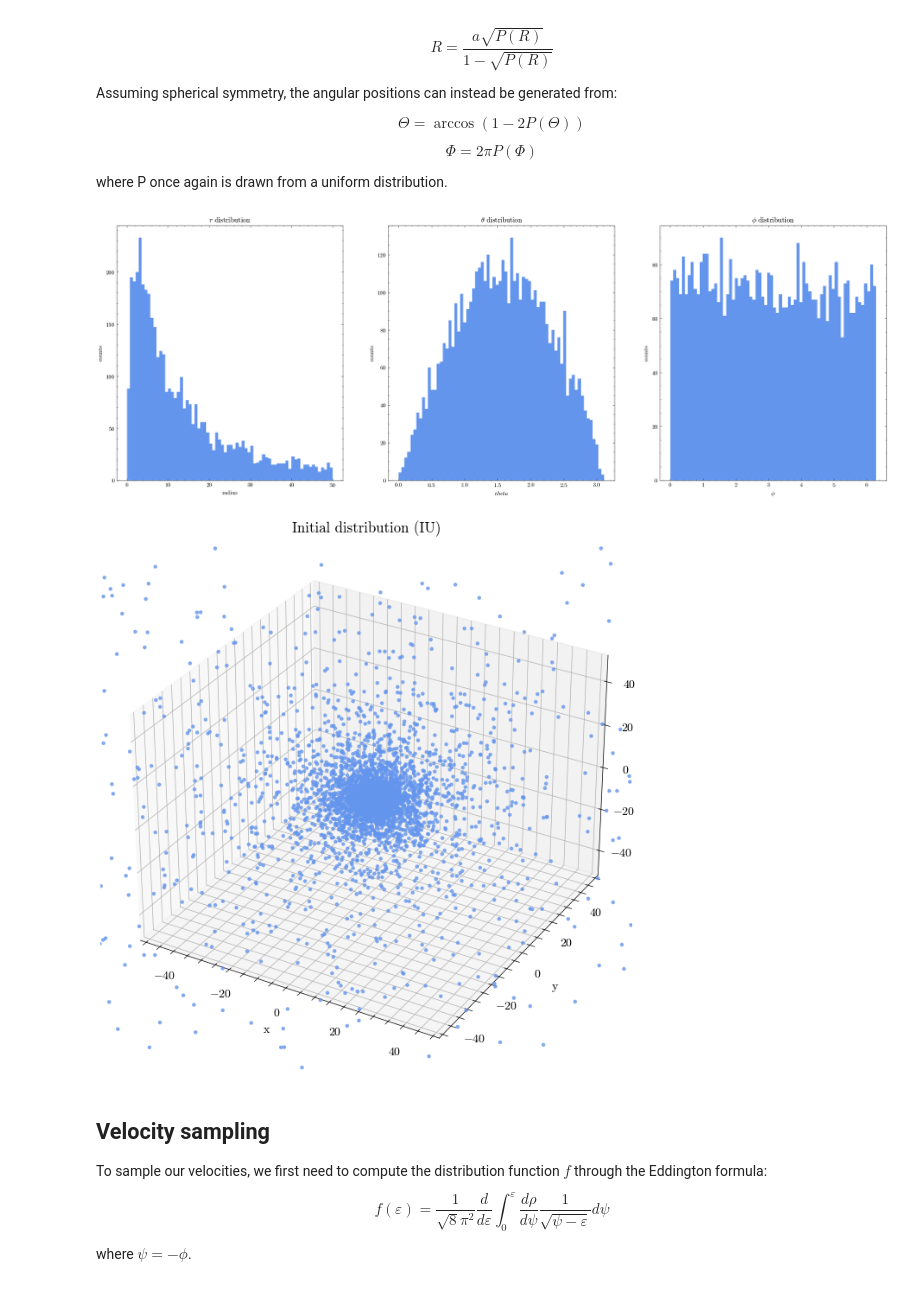
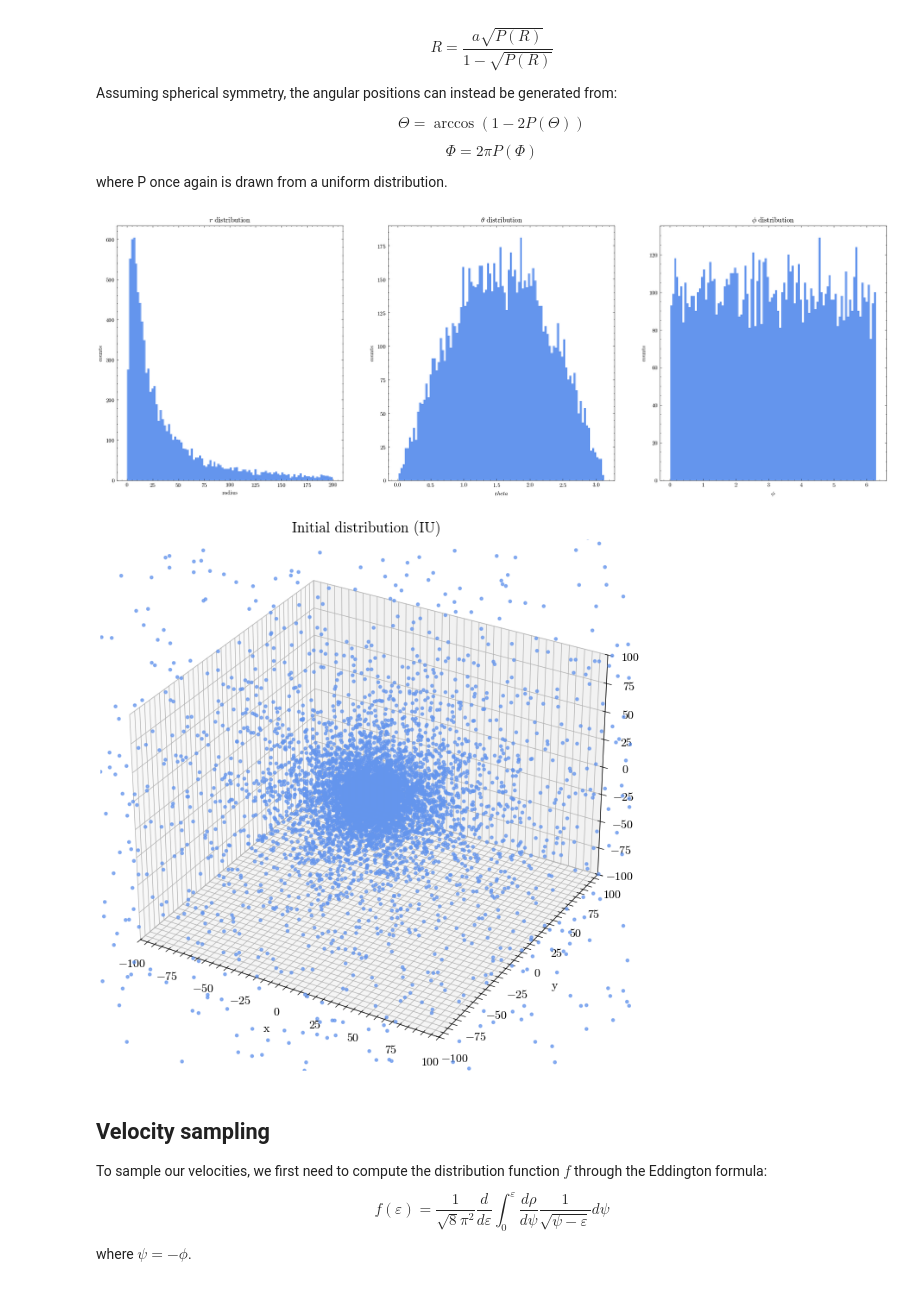
Before and after one commit to lisam10/stellar_systems_dynamics2024, a Jupyter notebook: final_exercise/Hernquist.ipynb, the cells around one changed output. Saved outputs shown, nothing was run; the diff lists cells and outputs as text; code cells hidden in the pictures.

```diff
--- a/final_exercise/Hernquist.ipynb
+++ b/final_exercise/Hernquist.ipynb
@@ -24,9 +24,9 @@ plt.style.use(['science', 'no-latex'])
 # %% [markdown]
 ## Initialization
 # %%
-n = 5000 #number of particles
-a = 5 #scale radius
-M = n #each particle has a mass = 1 in internal units
+n = 10000 #number of particles
+a = 10 #scale radius
+M = 1 #each particle has a mass = M/n in internal units
 n_dim = 3
 # %% [markdown]
 ## Position sampling
@@ -63,20 +63,20 @@ P_phi = np.random.uniform(0, 1, n)
 phi = 2 * np.pi * P_phi
 # %%
 fig,ax = plt.subplots(ncols=3,nrows=1,figsize=(24,8))
-ax[0].hist(radius_s, range=(0,50), bins = int(np.sqrt(n)), color = 'cornflowerblue')
+ax[0].hist(r_inverse, range=(0,200), bins = 100, color = 'cornflowerblue')
 ax[0].set(title = '$r$ distribution', ylabel = "counts", xlabel = "radius")
 
 ax[1].hist(theta, bins = int(np.sqrt(n)), color = 'cornflowerblue')
-ax[1].set(title = r'$\theta$ distribution', ylabel = "counts", xlabel = "r$\theta$")
+ax[1].set(title = r'$\theta$ distribution', ylabel = "counts", xlabel = 'r$\theta$')
 ax[1].plot()
 
 ax[2].hist(phi, bins = int(np.sqrt(n)), color = 'cornflowerblue')
 ax[2].set(title = '$\phi$ distribution', ylabel = "counts", xlabel = "$\phi$")
 ax[2].plot()
 
 plt.show()
 # %% [output]
-[figure, old version]
+[figure, new version]
 # %%
 #carthesian coord conversion -----------
 def sph_to_carth (radius, theta, phi):
@@ -91,11 +91,11 @@ fig = plt.figure(figsize=(8,8))
 ax = fig.add_subplot(projection='3d')
 
 ax.scatter(x,y,z,s=5,alpha=0.7, color = 'cornflowerblue')
-ax.set (title = 'Initial distribution (IU)', xlabel = 'x', ylabel = 'y', zlabel = 'z', xlim = (-50,50), ylim = (-50, 50), zlim = (-50, 50))
+ax.set (title = 'Initial distribution (IU)', xlabel = 'x', ylabel = 'y', zlabel = 'z', xlim = (-100,100), ylim = (-100, 100), zlim = (-100, 100))
 
 plt.show()
 # %% [output]
-[figure, old version]
+[figure, new version]
 # %% [markdown]
 ## Velocity sampling
 To sample our velocities, we first need to compute the distribution function $f$ through the Eddington formula:
```
Also changed, not shown: parts of 19 cells of this notebook, 5 other files.
